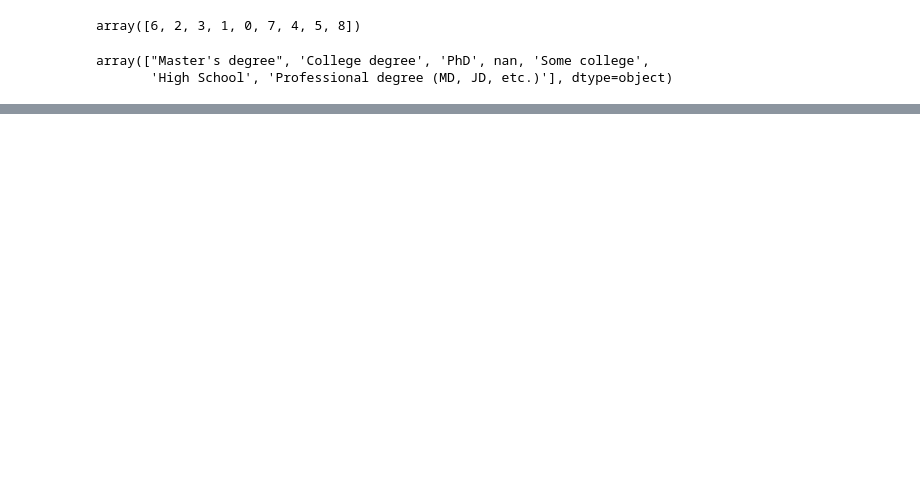
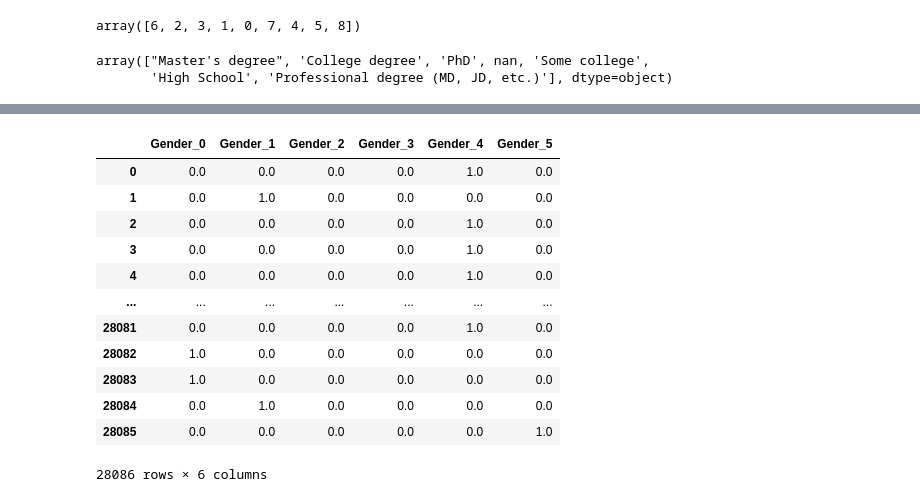
Before and after one commit to sba25078/ca-1-data-exploration-and-preparartion-Mrfolami, a Jupyter notebook: CA1.ipynb, the cells around one changed output, grey strips where cells are left out. Saved outputs shown, nothing was run; the diff lists cells and outputs as text; code cells hidden in the pictures; blank space fills up the shorter version.

```diff
--- a/CA1.ipynb
+++ b/CA1.ipynb
@@ -738,0 +1002,2 @@ One-Hot Encoder
+# %%
+encoded_cols=onehot.get_feature_names_out(['Gender'])
@@ -738,0 +1021,17 @@ One-Hot Encoder
+# %%
+encoded_df=pd.DataFrame(encoded,columns=encoded_cols)
+encoded_df
+# %% [output]
+|  | Gender_0 | Gender_1 | Gender_2 | Gender_3 | Gender_4 | Gender_5 |
+| 0 | 0.0 | 0.0 | 0.0 | 0.0 | 1.0 | 0.0 |
+| 1 | 0.0 | 1.0 | 0.0 | 0.0 | 0.0 | 0.0 |
+| 2 | 0.0 | 0.0 | 0.0 | 0.0 | 1.0 | 0.0 |
+| 3 | 0.0 | 0.0 | 0.0 | 0.0 | 1.0 | 0.0 |
+| 4 | 0.0 | 0.0 | 0.0 | 0.0 | 1.0 | 0.0 |
+| ... | ... | ... | ... | ... | ... | ... |
+| 28081 | 0.0 | 0.0 | 0.0 | 0.0 | 1.0 | 0.0 |
+| 28082 | 1.0 | 0.0 | 0.0 | 0.0 | 0.0 | 0.0 |
+| 28083 | 1.0 | 0.0 | 0.0 | 0.0 | 0.0 | 0.0 |
+| 28084 | 0.0 | 1.0 | 0.0 | 0.0 | 0.0 | 0.0 |
+| 28085 | 0.0 | 0.0 | 0.0 | 0.0 | 0.0 | 1.0 |
+28086 rows × 6 columns
```
Also changed, not shown: parts of 48 cells of this notebook.
